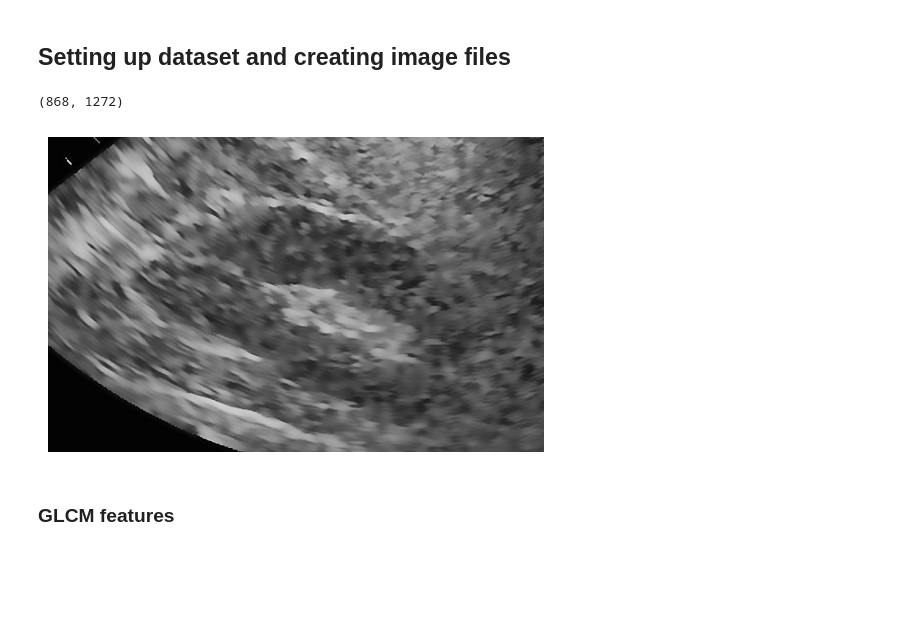
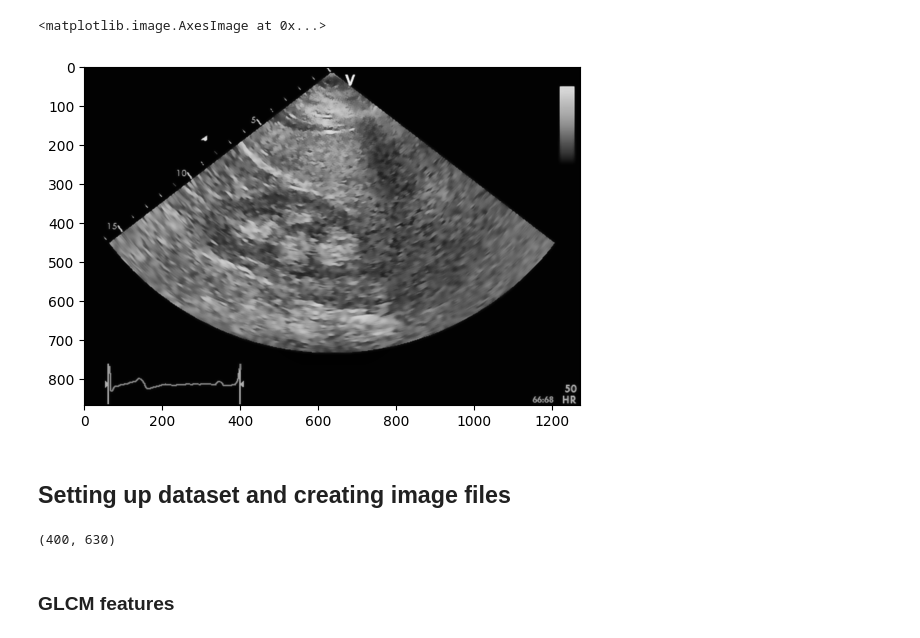
Before and after one commit to lakshmi-warrier/nafld-detection, a Jupyter notebook: us_scan_model/final_model.ipynb, the cells around one changed output. Drawn from its saved outputs; the diff is of its cells as text; code cells hidden in the pictures; blank space fills up the shorter version.

```diff
--- a/us_scan_model/final_model.ipynb
+++ b/us_scan_model/final_model.ipynb
@@ -16,7 +17,7 @@ def enhance_image(image):
     scaled_image = scaled_image.astype(np.uint8)
 
     # Apply adaptive histogram equalization (CLAHE) to enhance local contrast
-    clahe = cv2.createCLAHE(clipLimit=2.0, tileGridSize=(8, 8))
+    clahe = cv2.createCLAHE(clipLimit=2, tileGridSize=(8, 8))
     enhanced_image = clahe.apply(scaled_image.astype(np.uint8))
 
     # Apply bilateral filtering for noise reduction while preserving edges
@@ -25,6 +26,8 @@ def enhance_image(image):
     # Apply sharpening using the Laplacian filter
     laplacian = cv2.Laplacian(enhanced_image, cv2.CV_64F)
     sharpened_image = np.uint8(np.clip(enhanced_image - 0.5 * laplacian, 0, 255))
+    # sharpened_image = np.uint8(np.clip(enhanced_image - 0.3 * laplacian, 0, 255))
+
     normalized_image = cv2.normalize(
         sharpened_image,
         None,
@@ -34,4 +37,9 @@ def enhance_image(image):
         dtype=cv2.CV_32F,
     )
 
-    return normalized_image
+    # wiener_image = cv2.ximgproc.dt_filter(scaled_image, dDepth=-1, ksize=3)
+
+    wiener_image = cv2.blur(sharpened_image, (3, 3))
+
+    # return normalized_image
+    return wiener_image
@@ -38,3 +53,10 @@ def enhance_image(image):
+# %%
+eh_im = enhance_image(im)
+
+plt.imshow(eh_im, cmap="grey")
+# %% [output]
+<matplotlib.image.AxesImage at 0x...>
+[figure, added]
 # %% [markdown]
 ## Setting up dataset and creating image files
 # %%
@@ -68,19 +90,10 @@ for record in range(55):
 
 
 df = pd.DataFrame(data_records)
-# %%
-enhanced_im.shape
-# %% [output]
-(868, 1272)
-# %%
-roi_im = enhanced_im[300:700, 170:800]
-
-# Display the image
-plt.imshow(roi_im, cmap="gray")
-plt.axis("off")
-plt.show()
-# %% [output]
-[figure, removed]
+# %%
+df["images"][0].shape
+# %% [output]
+(400, 630)
 # %% [markdown]
 ### GLCM features
 # %%
```
Also changed, not shown: parts of 24 cells of this notebook, 1 other file.
